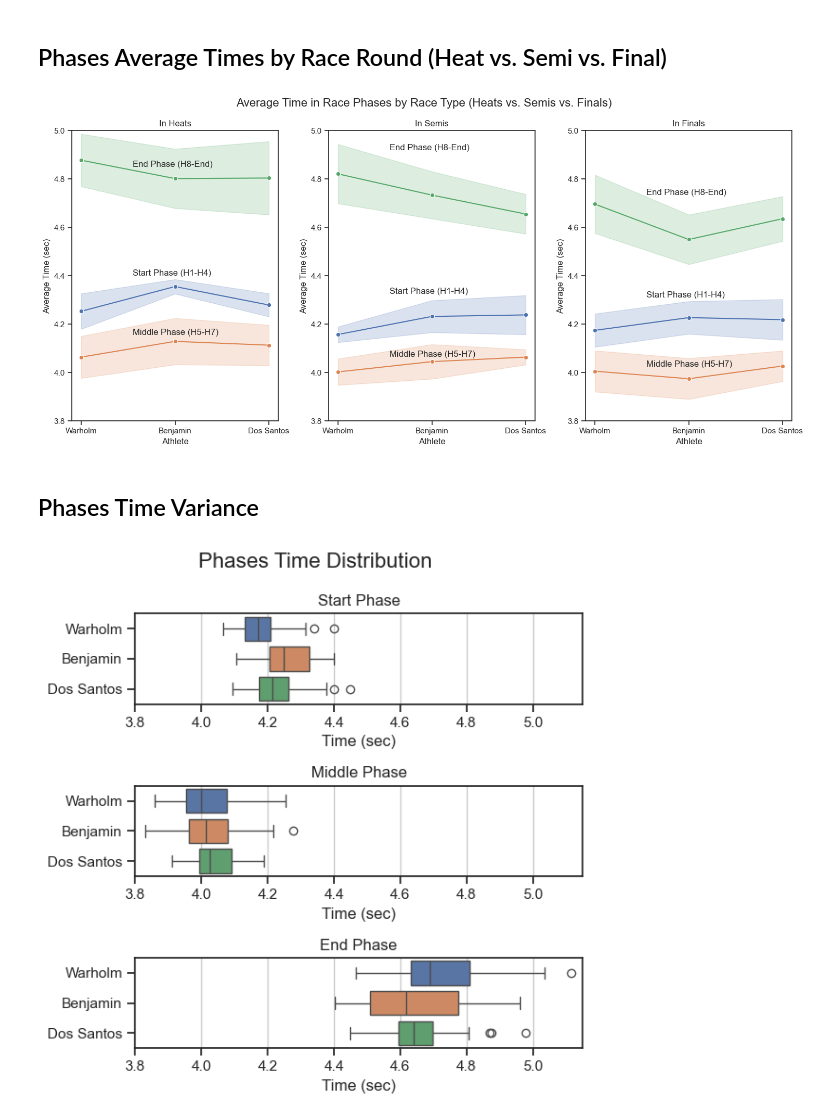
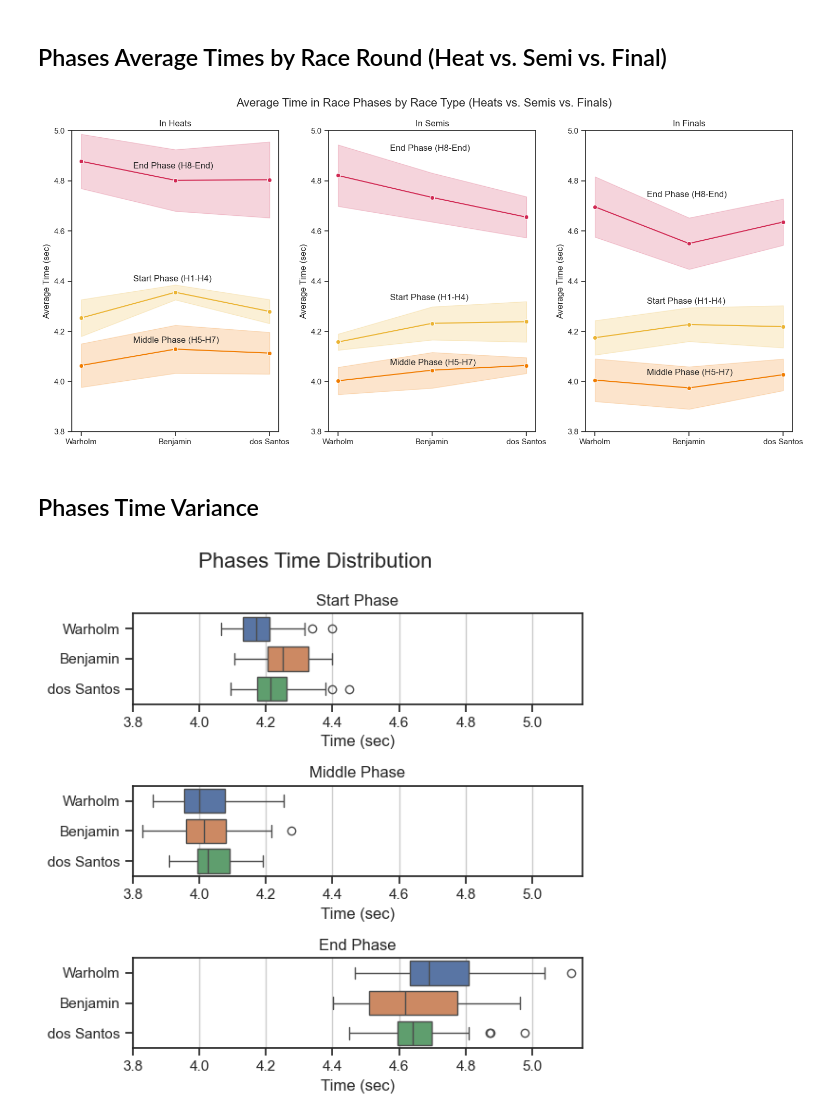
Before and after one commit to emeraldEAGLE888/Hurdles_Analysis, a Jupyter notebook: Analyses/PhasesAnalysis.ipynb, the cells around one changed output. Drawn from its saved outputs; the diff is of its cells as text; code cells hidden in the pictures.

```diff
--- a/Analyses/PhasesAnalysis.ipynb
+++ b/Analyses/PhasesAnalysis.ipynb
@@ -25,13 +25,13 @@ df_dossantos_c = pd.read_excel(xlsx, sheet_name='DS_Cumulative')
 
 df_w_splits = df_warholm_s.copy().assign(Athlete='Warholm')
 df_b_splits = df_benjamin_s.copy().assign(Athlete='Benjamin')
-df_ds_splits = df_dossantos_s.copy().assign(Athlete='Dos Santos')
+df_ds_splits = df_dossantos_s.copy().assign(Athlete='dos Santos')
 df_splits = pd.concat([df_w_splits,df_b_splits,df_ds_splits],axis=0)
 df_splits = df_splits.sort_values(by='Time')
 
 # Setting Up
 
-athlete_order = ['Warholm','Benjamin','Dos Santos']
+athlete_order = ['Warholm','Benjamin','dos Santos']
 
 all_columns = ['H1','H2','H3','H4','H5','H6','H7','H8','H9','H10','Run in']
 start_phase_columns = ['H1','H2','H3','H4']
@@ -67,38 +68,41 @@ df_splits_heats = df_splits_heats.reindex([0,2, 1, 3,4,5,6,7,8,9,10,11,12,13,14,
 # %%
 fig, ax = plt.subplots(1,3,figsize=([15,7]))
 sns.set_theme(style='ticks')
-sns.lineplot(data=df_splits_heats,x='Athlete',y='Start_Phase', errorbar='sd',marker='o',ax=ax[0])
-sns.lineplot(data=df_splits_heats,x='Athlete',y='Mid_Phase', errorbar='sd',marker='o',ax=ax[0])
-sns.lineplot(data=df_splits_heats,x='Athlete',y='End_Phase', errorbar='sd',marker='o',ax=ax[0])
+sns.lineplot(data=df_splits_heats,x='Athlete',y='Start_Phase', errorbar='sd',marker='o',ax=ax[0],color="#ebb433")
+sns.lineplot(data=df_splits_heats,x='Athlete',y='Mid_Phase', errorbar='sd',marker='o',ax=ax[0],color="#f17c00")
+sns.lineplot(data=df_splits_heats,x='Athlete',y='End_Phase', errorbar='sd',marker='o',ax=ax[0],color="#d12953")
 ax[0].set_ylabel('Average Time (sec)')
+ax[0].set_xlabel('')
 ax[0].text(0.55,4.4,'Start Phase (H1-H4)', fontsize=12)
 ax[0].text(0.55,4.155,'Middle Phase (H5-H7)', fontsize=12)
 ax[0].text(0.55,4.85,'End Phase (H8-End)', fontsize=12)
 ax[0].set_title('In Heats')
 ax[0].set_ylim(3.8,5)
-sns.lineplot(data=df_splits_semis,x='Athlete',y='Start_Phase', errorbar='sd',marker='o',ax=ax[1])
-sns.lineplot(data=df_splits_semis,x='Athlete',y='Mid_Phase', errorbar='sd',marker='o',ax=ax[1])
-sns.lineplot(data=df_splits_semis,x='Athlete',y='End_Phase', errorbar='sd',marker='o',ax=ax[1])
+sns.lineplot(data=df_splits_semis,x='Athlete',y='Start_Phase', errorbar='sd',marker='o',ax=ax[1],color="#ebb433")
+sns.lineplot(data=df_splits_semis,x='Athlete',y='Mid_Phase', errorbar='sd',marker='o',ax=ax[1],color="#f17c00")
+sns.lineplot(data=df_splits_semis,x='Athlete',y='End_Phase', errorbar='sd',marker='o',ax=ax[1],color="#d12953")
 ax[1].set_ylabel('Average Time (sec)')
+ax[1].set_xlabel('')
 ax[1].text(0.55,4.325,'Start Phase (H1-H4)', fontsize=12)
 ax[1].text(0.55,4.065,'Middle Phase (H5-H7)', fontsize=12)
 ax[1].text(0.55,4.92,'End Phase (H8-End)', fontsize=12)
 ax[1].set_title('In Semis')
 ax[1].set_ylim(3.8,5)
-sns.lineplot(data=df_splits_finals,x='Athlete',y='Start_Phase', errorbar='sd',marker='o',ax=ax[2])
-sns.lineplot(data=df_splits_finals,x='Athlete',y='Mid_Phase', errorbar='sd',marker='o',ax=ax[2])
-sns.lineplot(data=df_splits_finals,x='Athlete',y='End_Phase', errorbar='sd',marker='o',ax=ax[2])
+sns.lineplot(data=df_splits_finals,x='Athlete',y='Start_Phase', errorbar='sd',marker='o',ax=ax[2],color="#ebb433")
+sns.lineplot(data=df_splits_finals,x='Athlete',y='Mid_Phase', errorbar='sd',marker='o',ax=ax[2],color="#f17c00")
+sns.lineplot(data=df_splits_finals,x='Athlete',y='End_Phase', errorbar='sd',marker='o',ax=ax[2],color="#d12953")
 ax[2].set_ylabel('Average Time (sec)')
+ax[2].set_xlabel('')
 ax[2].text(0.55,4.31,'Start Phase (H1-H4)', fontsize=12)
 ax[2].text(0.55,4.025,'Middle Phase (H5-H7)', fontsize=12)
 ax[2].text(0.55,4.735,'End Phase (H8-End)', fontsize=12)
 ax[2].set_title('In Finals')
 ax[2].set_ylim(3.8,5)
 plt.suptitle('Average Time in Race Phases by Race Type (Heats vs. Semis vs. Finals)',fontsize=16)
 fig.tight_layout()
 plt.show()
 # %% [output]
-[figure, old version]
+[figure, new version]
 # %% [markdown]
 ## Phases Time Variance
 # %%
@@ -125,7 +129,7 @@ fig.suptitle('Phases Time Distribution',fontsize=16)
 fig.tight_layout()
 
 # Warholm is by far the most explosive starter and also the most consistent, while Benjamin is the slowest
-# Very even in middle phase but Dos Santos is most consistent while Warholm is generally the fastest
-# Benjamin takes the win in the end, Dos Santos close behind with a few outliers, Warholm closes slowest with one outlier being injury
+# Very even in middle phase but dos Santos is most consistent while Warholm is generally the fastest
+# Benjamin takes the win in the end, dos Santos close behind with a few outliers, Warholm closes slowest with one outlier being injury
 # %% [output]
-[figure, old version]
+[figure, new version]
```
Also changed, not shown: parts of 1 cell of this notebook, 4 other files.
